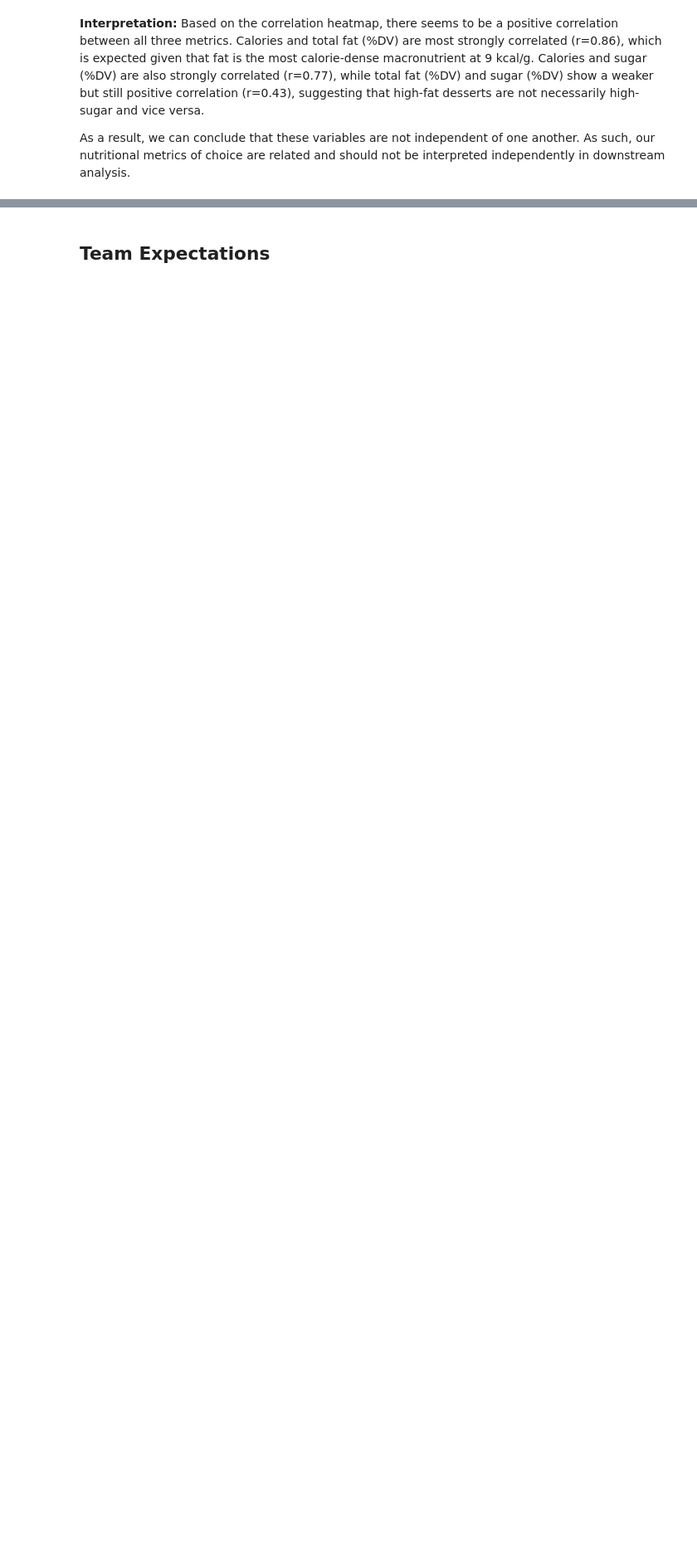
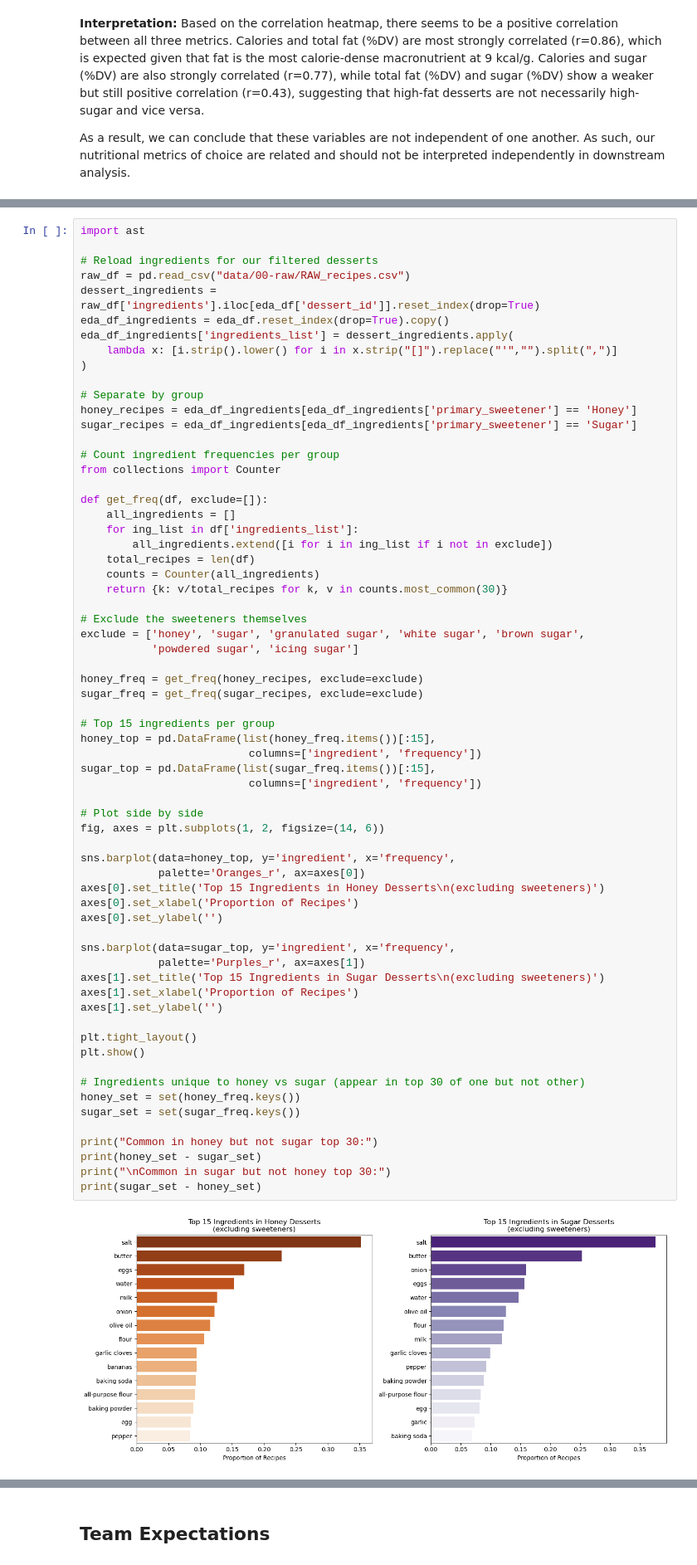
Before and after one commit to Doku98/Group047_WI26, a Jupyter notebook: 02-EDACheckpoint.ipynb, the cells around one changed output, grey strips where cells are left out. Shown at 83% size. Saved outputs shown, nothing was run; the diff lists cells and outputs as text; blank space fills up the shorter version.

```diff
--- a/02-EDACheckpoint.ipynb
+++ b/02-EDACheckpoint.ipynb
@@ -653,0 +853,67 @@ As a result, we can conclude that these variables are not independent of one ano
+# %%
+import ast
+
+# Reload ingredients for our filtered desserts
+raw_df = pd.read_csv("data/00-raw/RAW_recipes.csv")
+dessert_ingredients = raw_df['ingredients'].iloc[eda_df['dessert_id']].reset_index(drop=True)
+eda_df_ingredients = eda_df.reset_index(drop=True).copy()
+eda_df_ingredients['ingredients_list'] = dessert_ingredients.apply(
+    lambda x: [i.strip().lower() for i in x.strip("[]").replace("'","").split(",")]
+)
+
+# Separate by group
+honey_recipes = eda_df_ingredients[eda_df_ingredients['primary_sweetener'] == 'Honey']
+sugar_recipes = eda_df_ingredients[eda_df_ingredients['primary_sweetener'] == 'Sugar']
+
+# Count ingredient frequencies per group
+from collections import Counter
+
+def get_freq(df, exclude=[]):
+    all_ingredients = []
+    for ing_list in df['ingredients_list']:
+        all_ingredients.extend([i for i in ing_list if i not in exclude])
+    total_recipes = len(df)
+    counts = Counter(all_ingredients)
+    return {k: v/total_recipes for k, v in counts.most_common(30)}
+
+# Exclude the sweeteners themselves
+exclude = ['honey', 'sugar', 'granulated sugar', 'white sugar', 'brown sugar',
+           'powdered sugar', 'icing sugar']
+
+honey_freq = get_freq(honey_recipes, exclude=exclude)
+sugar_freq = get_freq(sugar_recipes, exclude=exclude)
+
+# Top 15 ingredients per group
+honey_top = pd.DataFrame(list(honey_freq.items())[:15],
+                          columns=['ingredient', 'frequency'])
+sugar_top = pd.DataFrame(list(sugar_freq.items())[:15],
+                          columns=['ingredient', 'frequency'])
+
+# Plot side by side
+fig, axes = plt.subplots(1, 2, figsize=(14, 6))
+
+sns.barplot(data=honey_top, y='ingredient', x='frequency',
+            palette='Oranges_r', ax=axes[0])
+axes[0].set_title('Top 15 Ingredients in Honey Desserts\n(excluding sweeteners)')
+axes[0].set_xlabel('Proportion of Recipes')
+axes[0].set_ylabel('')
+
+sns.barplot(data=sugar_top, y='ingredient', x='frequency',
+            palette='Purples_r', ax=axes[1])
+axes[1].set_title('Top 15 Ingredients in Sugar Desserts\n(excluding sweeteners)')
+axes[1].set_xlabel('Proportion of Recipes')
+axes[1].set_ylabel('')
+
+plt.tight_layout()
+plt.show()
+
+# Ingredients unique to honey vs sugar (appear in top 30 of one but not other)
+honey_set = set(honey_freq.keys())
+sugar_set = set(sugar_freq.keys())
+
+print("Common in honey but not sugar top 30:")
+print(honey_set - sugar_set)
+print("\nCommon in sugar but not honey top 30:")
+print(sugar_set - honey_set)
+# %% [output]
+[figure, added]
```
Also changed, not shown: parts of 14 cells of this notebook.
